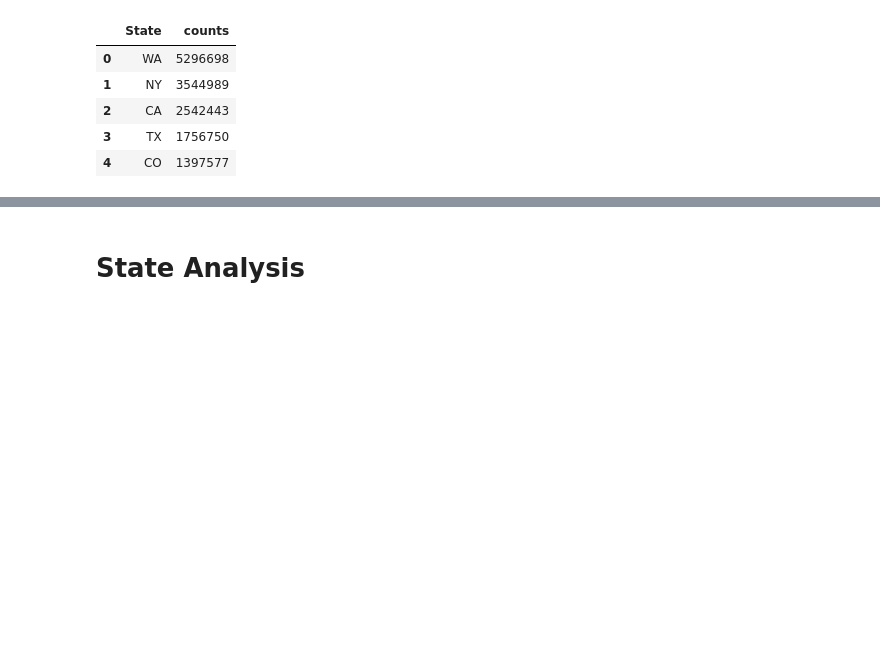
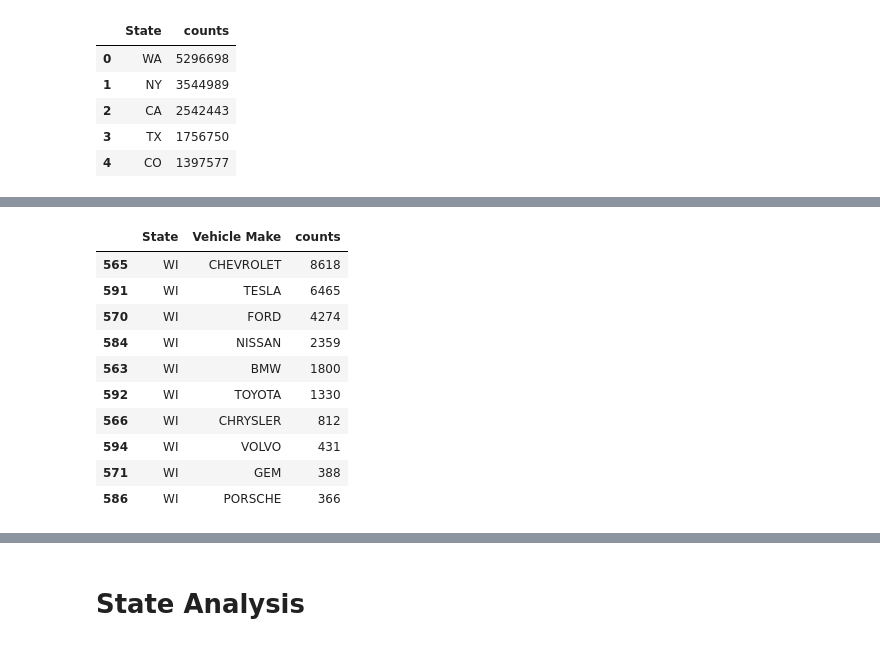
Before and after one commit to edwinjosechittilappilly/EDA-EV-ML-Project, a Jupyter notebook: notebooks/EV_StateEDA.ipynb, the cells around one changed output, grey strips where cells are left out. Saved outputs shown, nothing was run; the diff lists cells and outputs as text; code cells hidden in the pictures; blank space fills up the shorter version.

Commit message:
state codes integrated

```diff
--- a/notebooks/EV_StateEDA.ipynb
+++ b/notebooks/EV_StateEDA.ipynb
@@ -43,0 +55,5 @@ df_state.head()
+# %%
+# df_combined.groupby(['State','Vehicle Make']).size().reset_index(name='counts')
+df_state_VehicleMake=df_combined.groupby(['State','Vehicle Make']).size().reset_index(name='counts')
+df_state_VehicleMake.to_pickle("../df_state_VehicleMake.pkl")
+df_state_VehicleMake.head()
@@ -43,0 +67,14 @@ df_state.head()
+# %%
+df_state_VehicleMake.sort_values(by=['State','counts'],ascending=False).head(10)
+# %% [output]
+|  | State | Vehicle Make | counts |
+| 565 | WI | CHEVROLET | 8618 |
+| 591 | WI | TESLA | 6465 |
+| 570 | WI | FORD | 4274 |
+| 584 | WI | NISSAN | 2359 |
+| 563 | WI | BMW | 1800 |
+| 592 | WI | TOYOTA | 1330 |
+| 566 | WI | CHRYSLER | 812 |
+| 594 | WI | VOLVO | 431 |
+| 571 | WI | GEM | 388 |
+| 586 | WI | PORSCHE | 366 |
```
Also changed, not shown: parts of 6 cells of this notebook, 5 other files.
